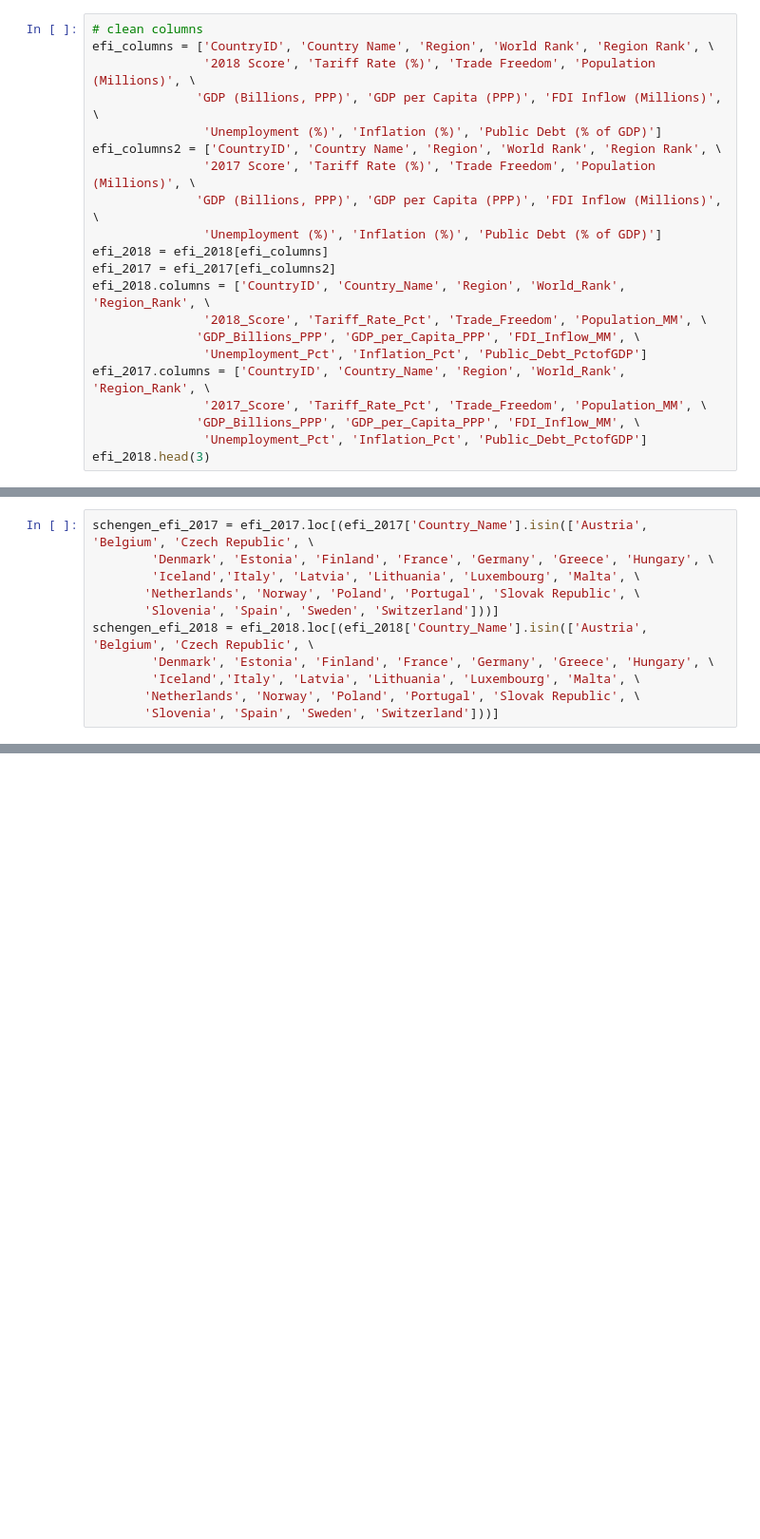
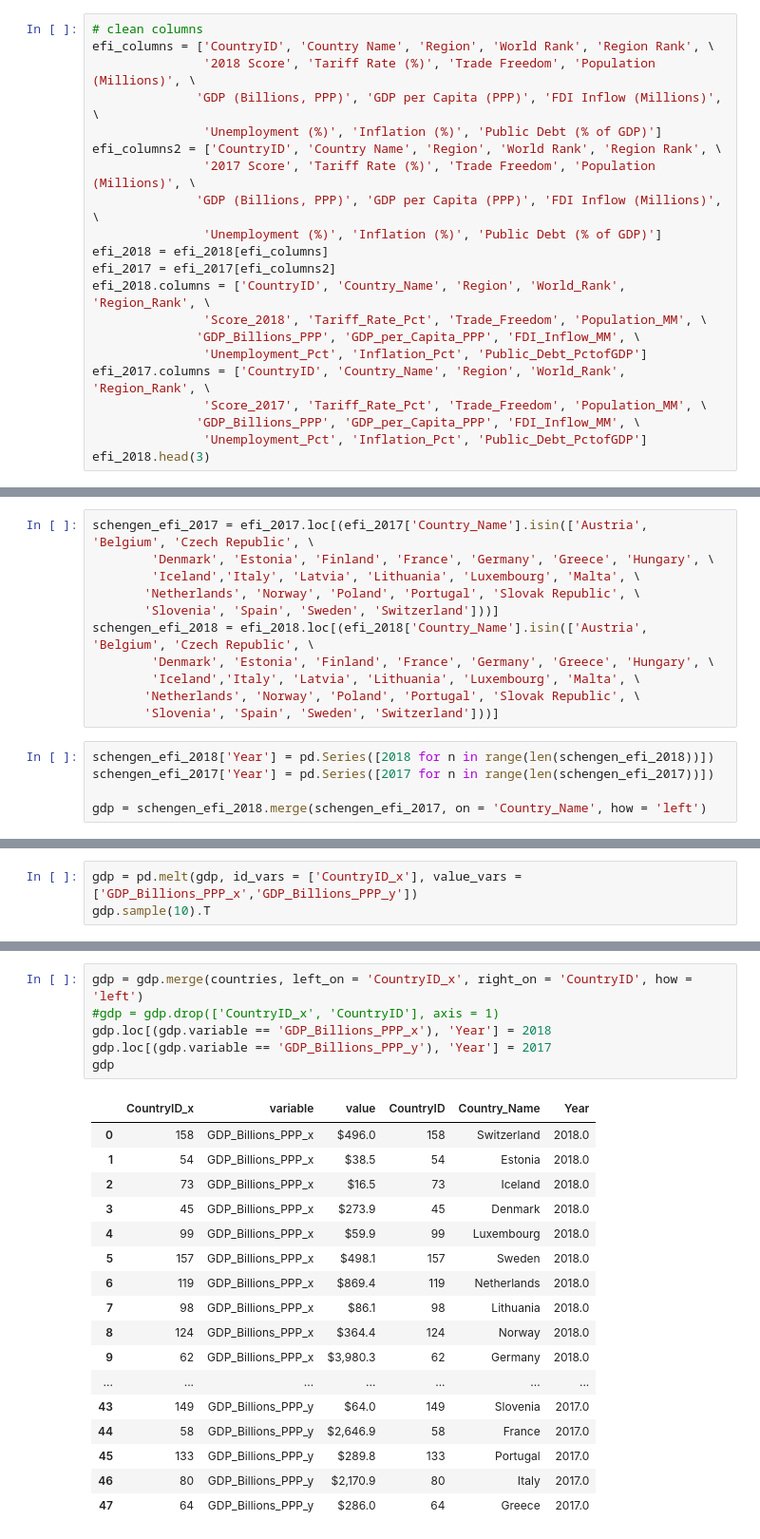
Before and after one commit to hannahlyon/schengen-visa-issuance-statistics, a Jupyter notebook: eda.ipynb, the cells around one changed output, grey strips where cells are left out. Shown at 95% size. Drawn from its saved outputs; the diff is of its cells as text; blank space fills up the shorter version.

```diff
--- a/eda.ipynb
+++ b/eda.ipynb
@@ -107,11 +103,11 @@ efi_columns2 = ['CountryID', 'Country Name', 'Region', 'World Rank', 'Region Ran
 efi_2018 = efi_2018[efi_columns]
 efi_2017 = efi_2017[efi_columns2]
 efi_2018.columns = ['CountryID', 'Country_Name', 'Region', 'World_Rank', 'Region_Rank', \
-               '2018_Score', 'Tariff_Rate_Pct', 'Trade_Freedom', 'Population_MM', \
+               'Score_2018', 'Tariff_Rate_Pct', 'Trade_Freedom', 'Population_MM', \
               'GDP_Billions_PPP', 'GDP_per_Capita_PPP', 'FDI_Inflow_MM', \
                'Unemployment_Pct', 'Inflation_Pct', 'Public_Debt_PctofGDP']
 efi_2017.columns = ['CountryID', 'Country_Name', 'Region', 'World_Rank', 'Region_Rank', \
-               '2017_Score', 'Tariff_Rate_Pct', 'Trade_Freedom', 'Population_MM', \
+               'Score_2017', 'Tariff_Rate_Pct', 'Trade_Freedom', 'Population_MM', \
               'GDP_Billions_PPP', 'GDP_per_Capita_PPP', 'FDI_Inflow_MM', \
                'Unemployment_Pct', 'Inflation_Pct', 'Public_Debt_PctofGDP']
 efi_2018.head(3)
@@ -135,3 +131,8 @@ schengen_efi_2018 = efi_2018.loc[(efi_2018['Country_Name'].isin(['Austria', 'Bel
         'Iceland','Italy', 'Latvia', 'Lithuania', 'Luxembourg', 'Malta', \
        'Netherlands', 'Norway', 'Poland', 'Portugal', 'Slovak Republic', \
        'Slovenia', 'Spain', 'Sweden', 'Switzerland']))]
+# %%
+schengen_efi_2018['Year'] = pd.Series([2018 for n in range(len(schengen_efi_2018))])
+schengen_efi_2017['Year'] = pd.Series([2017 for n in range(len(schengen_efi_2017))])
+
+gdp = schengen_efi_2018.merge(schengen_efi_2017, on = 'Country_Name', how = 'left')
@@ -137,0 +149,3 @@ schengen_efi_2018 = efi_2018.loc[(efi_2018['Country_Name'].isin(['Austria', 'Bel
+# %%
+gdp = pd.melt(gdp, id_vars = ['CountryID_x'], value_vars = ['GDP_Billions_PPP_x','GDP_Billions_PPP_y'])
+gdp.sample(10).T
@@ -137,0 +159,24 @@ schengen_efi_2018 = efi_2018.loc[(efi_2018['Country_Name'].isin(['Austria', 'Bel
+# %%
+gdp = gdp.merge(countries, left_on = 'CountryID_x', right_on = 'CountryID', how = 'left')
+#gdp = gdp.drop(['CountryID_x', 'CountryID'], axis = 1)
+gdp.loc[(gdp.variable == 'GDP_Billions_PPP_x'), 'Year'] = 2018
+gdp.loc[(gdp.variable == 'GDP_Billions_PPP_y'), 'Year'] = 2017
+gdp
+# %% [output]
+|  | CountryID_x | variable | value | CountryID | Country_Name | Year |
+| 0 | 158 | GDP_Billions_PPP_x | $496.0 | 158 | Switzerland | 2018.0 |
+| 1 | 54 | GDP_Billions_PPP_x | $38.5 | 54 | Estonia | 2018.0 |
+| 2 | 73 | GDP_Billions_PPP_x | $16.5 | 73 | Iceland | 2018.0 |
+| 3 | 45 | GDP_Billions_PPP_x | $273.9 | 45 | Denmark | 2018.0 |
+| 4 | 99 | GDP_Billions_PPP_x | $59.9 | 99 | Luxembourg | 2018.0 |
+| 5 | 157 | GDP_Billions_PPP_x | $498.1 | 157 | Sweden | 2018.0 |
+| 6 | 119 | GDP_Billions_PPP_x | $869.4 | 119 | Netherlands | 2018.0 |
+| 7 | 98 | GDP_Billions_PPP_x | $86.1 | 98 | Lithuania | 2018.0 |
+| 8 | 124 | GDP_Billions_PPP_x | $364.4 | 124 | Norway | 2018.0 |
+| 9 | 62 | GDP_Billions_PPP_x | $3,980.3 | 62 | Germany | 2018.0 |
+| ... | ... | ... | ... | ... | ... | ... |
+| 43 | 149 | GDP_Billions_PPP_y | $64.0 | 149 | Slovenia | 2017.0 |
+| 44 | 58 | GDP_Billions_PPP_y | $2,646.9 | 58 | France | 2017.0 |
+| 45 | 133 | GDP_Billions_PPP_y | $289.8 | 133 | Portugal | 2017.0 |
+| 46 | 80 | GDP_Billions_PPP_y | $2,170.9 | 80 | Italy | 2017.0 |
+| 47 | 64 | GDP_Billions_PPP_y | $286.0 | 64 | Greece | 2017.0 |
```
Also changed, not shown: parts of 9 cells of this notebook.
